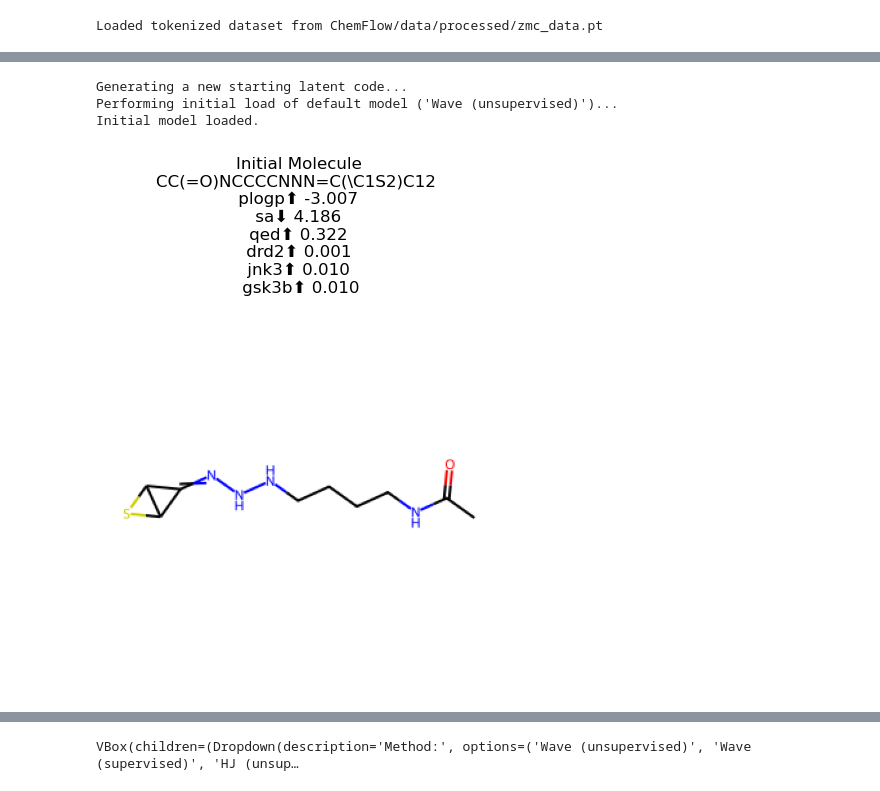
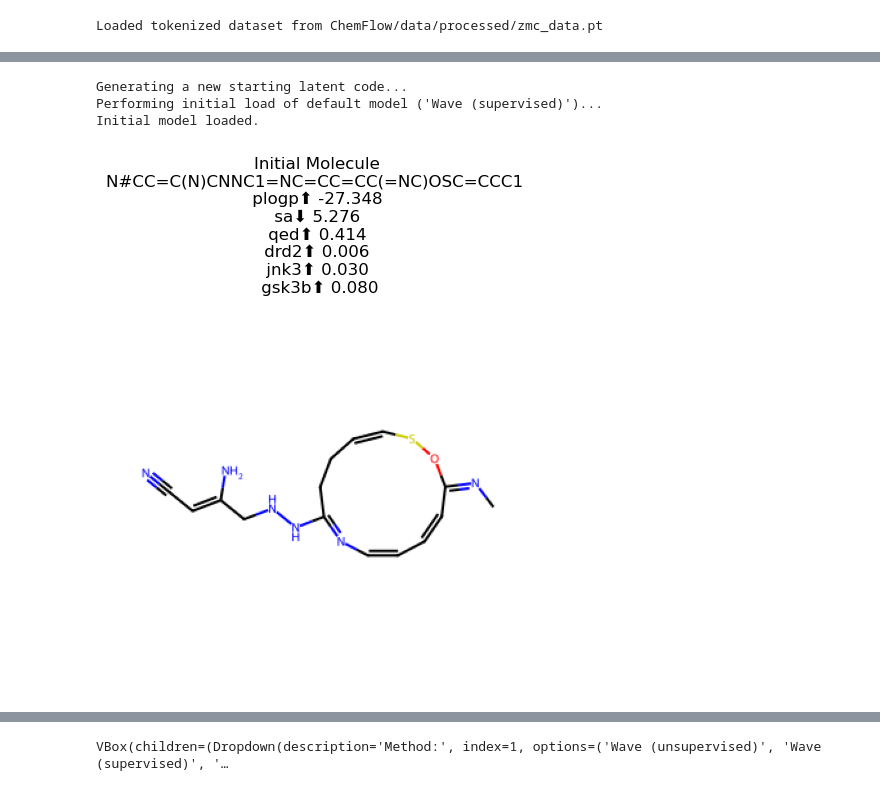
Before and after one commit to apostolhskouk/moldecular_biology_dsit, a Jupyter notebook: deliverable.ipynb, the cells around one changed output, grey strips where cells are left out. Drawn from its saved outputs; the diff is of its cells as text; code cells hidden in the pictures.

```diff
--- a/deliverable.ipynb
+++ b/deliverable.ipynb
@@ -2084,30 +2058,22 @@ Found local copy...
 # %%
 #@title Interactive Molecule Generation Control Panel
-# This single cell generates an initial molecule and provides an interactive panel to modify it.
-
 import ipywidgets as widgets
 from IPython.display import display, clear_output
 import matplotlib.pyplot as plt
 import time
 
-# --- 1. Generate Starting Point ---
 print("Generating a new starting latent code...")
 base_codes = sample(num_samples=1)
 
-# --- 2. Perform Initial Model Loading (The Critical Fix) ---
-# We must load the default models FIRST to ensure the VAE state is finalized
-# before we generate the "Initial Molecule" image.
-print("Performing initial load of default model ('Wave (unsupervised)')...")
+print("Performing initial load of default model ('Wave (supervised)')...")
 model_lst = []
-default_model_name = 'Wave (unsupervised)'
+default_model_name = 'Wave (supervised)'
 for prop_name in properties:
     model = get_model(default_model_name, prop_name, dm, vae)
     model_lst.append(model)
 current_model_name = default_model_name
 print("Initial model loaded.")
 
-# --- 3. Generate and Display the Initial Molecule ---
-# Now we generate the initial image using the fully-configured VAE.
 original_image, original_label = synthesize_original(base_codes, vae, dm, device)
 
 plt.figure(figsize=(10, 5))
@@ -2116,11 +2082,9 @@ plt.title('Initial Molecule\n' + original_label)
 plt.axis('off')
 plt.show()
 
-# Add a separator for clarity
 display(widgets.HTML("<hr><h3>Adjust Traversal Steps Below</h3>"))
 
 
-# --- 4. UI Setup for the Interactive Panel ---
 model_dropdown = widgets.Dropdown(
     options=['Wave (unsupervised)', 'Wave (supervised)', 'HJ (unsupervised)', 'HJ (supervised)'],
     value=default_model_name, # Start with the model we just loaded
@@ -2155,7 +2119,6 @@ ui = widgets.VBox([model_dropdown, widgets.HTML("<hr>")] + slider_elements)
 output_widget = widgets.Output()
 
 
-# --- 5. Core Logic Function ---
 def update_molecule_ui(model_name, **slider_values):
     global model_lst, current_model_name
 
@@ -2190,35 +2153,35 @@ def update_molecule_ui(model_name, **slider_values):
             for t in range(total_steps):
                 model = model_lst[sem_idx]
 
                 if current_model_name in ['Wave (unsupervised)', 'Wave (supervised)', 'HJ (unsupervised)', 'HJ (supervised)']:
                     u, u_z = model[0].inference(model[1], z, t % 10)
                     u_z = normalize(u_z, step_size, relative)
                 else:
                     raise ValueError(f"Unknown model_name {current_model_name}")
 
                 if properties[sem_idx] in ["sa", "molwt"]: u_z = -u_z
                 if step < 0: z = z - u_z
                 else: z = z + u_z
 
         final_image, final_label = synthesize_final(z, vae, dm, device)
         fig, ax = plt.subplots(figsize=(10, 5))
         ax.set_title('After Traversal:\n' + final_label)
         ax.imshow(final_image)
         ax.axis('off')
         plt.show()
 
 # --- 6. Execution ---
 interactive_output = widgets.interactive_output(
     update_molecule_ui,
     {'model_name': model_dropdown, **sliders}
 )
 
 display(ui, output_widget)
 # %% [output]
 Generating a new starting latent code...
-Performing initial load of default model ('Wave (unsupervised)')...
+Performing initial load of default model ('Wave (supervised)')...
 Initial model loaded.
-[figure, old version]
+[figure, new version]
 [interactive output not drawn]
-VBox(children=(Dropdown(description='Method:', options=('Wave (unsupervised)', 'Wave (supervised)', 'HJ (unsup…
+VBox(children=(Dropdown(description='Method:', index=1, options=('Wave (unsupervised)', 'Wave (supervised)', '…
 [interactive output not drawn]
```
Also changed, not shown: parts of 10 cells of this notebook.
